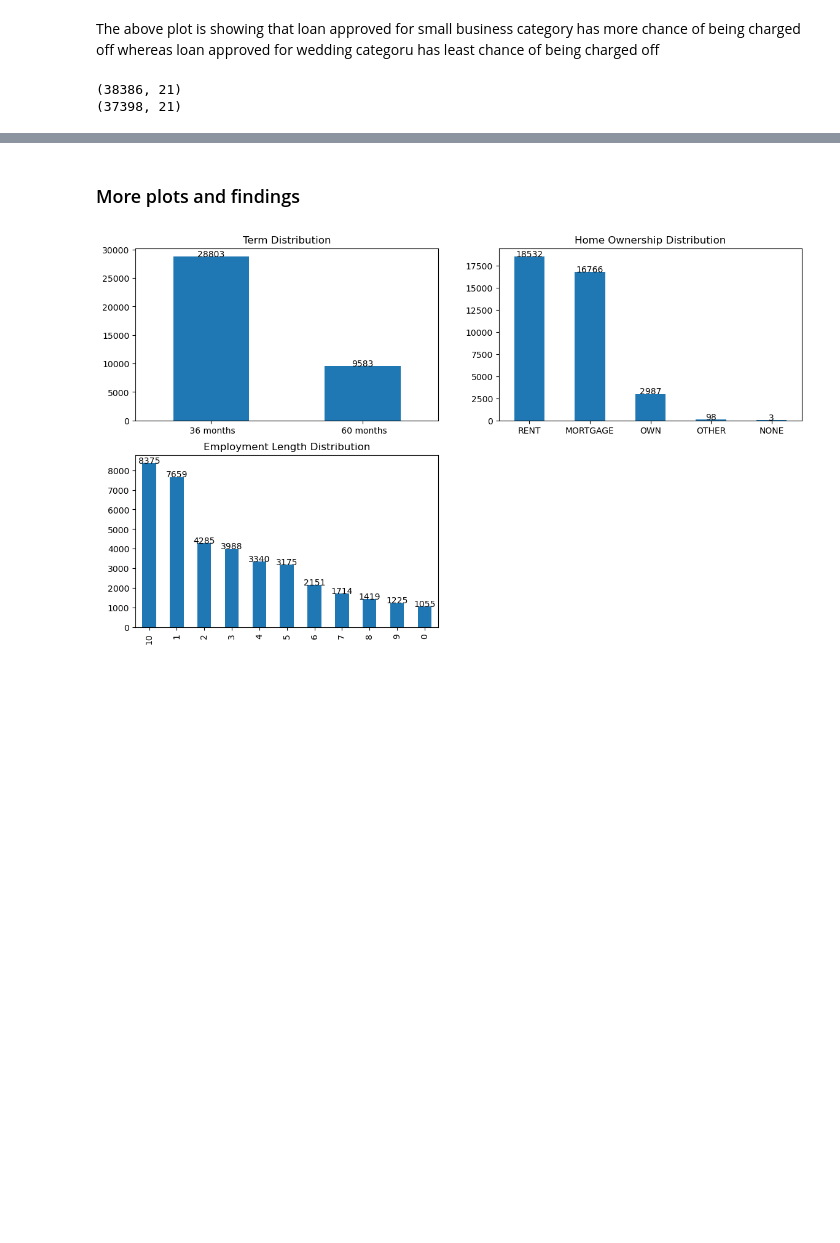
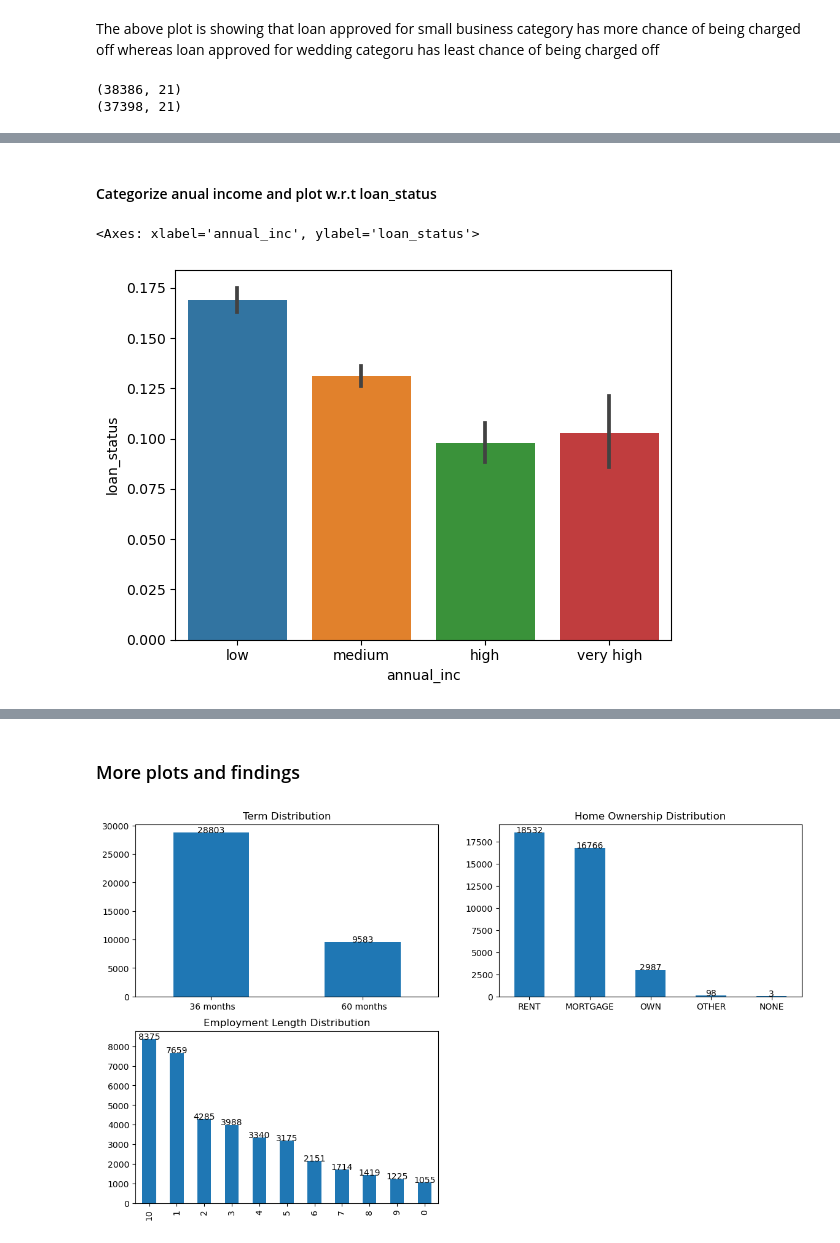
Before and after one commit to alokkmukherji/LendingClubCaseStudy, a Jupyter notebook: C54_LendingClubCaseStudy_AlokeKumarMukherjee_AkshayKachroo.ipynb, the cells around one changed output, grey strips where cells are left out. Saved outputs shown, nothing was run; the diff lists cells and outputs as text; code cells hidden in the pictures; blank space fills up the shorter version.

```diff
--- a/C54_LendingClubCaseStudy_AlokeKumarMukherjee_AkshayKachroo.ipynb
+++ b/C54_LendingClubCaseStudy_AlokeKumarMukherjee_AkshayKachroo.ipynb
@@ -401,0 +411,21 @@ print(loan_df_new.shape)
+# %% [markdown]
+#### Categorize anual income and plot w.r.t loan_status
+# %%
+# annual income
+def annual_income(n):
+    if n <= 50000:
+        return 'low'
+    elif n > 50000 and n <=100000:
+        return 'medium'
+    elif n > 100000 and n <=150000:
+        return 'high'
+    else:
+        return 'very high'
+
+loan_df_new_temp = loan_df_new
+loan_df_new['annual_inc']
+loan_df_new_temp['annual_inc'] = loan_df_new_temp['annual_inc'].apply(lambda x: annual_income(x))
+sns.barplot(x='annual_inc', y='loan_status', data=loan_df_new_temp)
+# %% [output]
+<Axes: xlabel='annual_inc', ylabel='loan_status'>
+[figure, added]
```
Also changed, not shown: parts of 12 cells of this notebook, 1 other file.
